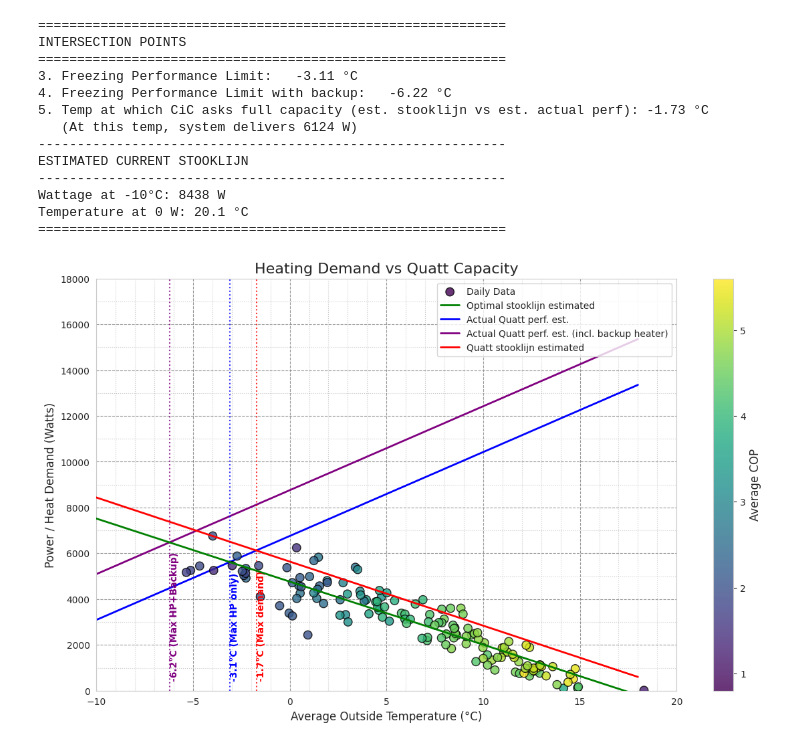
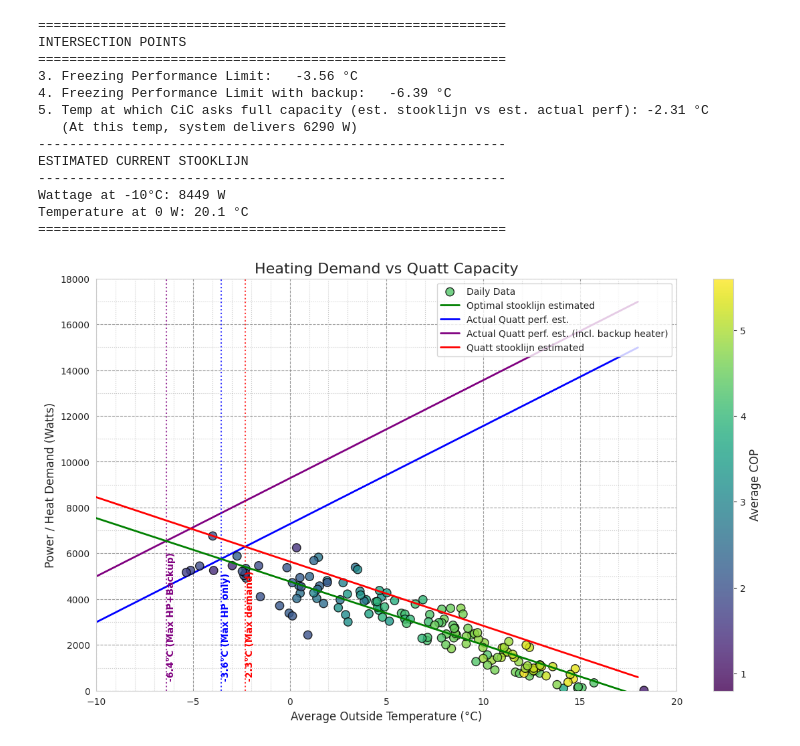
Before and after one commit to Appesteijn/stooklijn, a Jupyter notebook: Quatt stooklijn v4.ipynb, the cells around one changed output. Cells and saved outputs as stored; diff of their text form; code cells hidden in the pictures.

```diff
--- a/Quatt stooklijn v4.ipynb
+++ b/Quatt stooklijn v4.ipynb
@@ -76,7 +79,7 @@ HA_URL = os.getenv("HA_URL")
 TOKEN = os.getenv("TOKEN")
 
 # Define your period here
-START_DATE = "2025-08-01"
+START_DATE = "2025-06-01"
 END_DATE = "2026-02-13"
 
 # File names for storage
@@ -579,7 +674,7 @@ fig, axes = plt.subplots(1, 2, figsize=(18, 7), sharex=True)
 
 # --- PLOT 1: df_hourly (Insights) ---
 ax1 = axes[0]
-if 'df_hourly' in locals() and not df_hourly.empty:
+if 'df_hourly' in globals() and not df_hourly.empty:
     if 'temperatureOutside' in df_hourly.columns and 'hpHeat' in df_hourly.columns:
         ax1.scatter(df_hourly['temperatureOutside'], df_hourly['hpHeat'],
                    alpha=0.3, s=10, c='black', label='df_hourly points')
@@ -676,7 +771,7 @@ print("\n" + "="*60)
 print(f"STEP 2: INSIGHTS DATA ANALYSIS (Left of Knee: < {dynamic_min_temp:.2f}°C)")
 print("="*60)
 
-if 'df_hourly' in locals() and not df_hourly.empty:
+if 'df_hourly' in globals() and not df_hourly.empty:
     # 1. BASIC CLEANUP
     df_filtered = df_hourly[
         (df_hourly['hpHeat'] > 100) &
@@ -813,7 +908,7 @@ from scipy.stats import linregress
 show_quatt_specs = False  # Set to True to show Quatt v1.5 DUO Nominal/Max lines
 
 # Check if dataframe exists
-if 'df_daily' in locals() and not df_daily.empty:
+if 'df_daily' in globals() and not df_daily.empty:
 
     # 1. PREPARE REAL DATA
     plot_data = df_daily[['avg_temperatureOutside', 'totalHeatPerHour', 'averageCOP']].copy()
@@ -864,7 +959,7 @@ if 'df_daily' in locals() and not df_daily.empty:
         # ---------------------------------------------------------
         # ACTUAL QUATT PERF (FREEZING TEMPS) - FROM PART 1
         # ---------------------------------------------------------
-        if 'slope_local' in locals() and 'intercept_local' in locals():
+        if 'slope_local' in globals() and 'intercept_local' in globals():
             slope_freeze = slope_local
             intercept_freeze = intercept_local
             label_freeze = f"Actual Quatt perf. est."
@@ -952,7 +1047,7 @@ if 'df_daily' in locals() and not df_daily.empty:
         # ---------------------------------------------------------
         x_cross_stook_freeze = None
 
-        if 'slope_api' in locals() and 'intercept_api' in locals():
+        if 'slope_api' in globals() and 'intercept_api' in globals():
             # Calculate Y values
             y_line_stook = slope_api * x_range + intercept_api
 
@@ -1028,46 +1123,46 @@ if 'df_daily' in locals() and not df_daily.empty:
             print(f"   (At this temp, system delivers {y_cross_stook_freeze:.0f} W)")
 
         # --- NEW: ESTIMATED CURRENT STOOKLIJN METRICS ---
-        if 'slope_api' in locals() and 'intercept_api' in locals():
+        if 'slope_api' in globals() and 'intercept_api' in globals():
             print("-" * 60)
             print("ESTIMATED CURRENT STOOKLIJN")
             print("-" * 60)
 
             # Calculate Wattage at -10C
             watt_at_minus_10 = slope_api * -10 + intercept_api
             print(f"Wattage at -10°C: {watt_at_minus_10:.0f} W")
 
             # Calculate Temp where Wattage is 0 (x-intercept)
             # 0 = mx + b  ->  x = -b / m
             if slope_api != 0:
                 temp_at_zero = -intercept_api / slope_api
                 print(f"Temperature at 0 W: {temp_at_zero:.1f} °C")
             else:
                 print("Temperature at 0 W: Undefined (Slope is 0)")
 
         print("=" * 60)
 
         plt.show()
 
     else:
         print("Not enough valid data points to plot.")
 else:
     print("Dataframe 'df_daily' not found.")
 # %% [output]
 ============================================================
 INTERSECTION POINTS
 ============================================================
-3. Freezing Performance Limit:   -3.11 °C
-4. Freezing Performance Limit with backup:   -6.22 °C
-5. Temp at which CiC asks full capacity (est. stooklijn vs est. actual perf): -1.73 °C
-   (At this temp, system delivers 6124 W)
+3. Freezing Performance Limit:   -3.56 °C
+4. Freezing Performance Limit with backup:   -6.39 °C
+5. Temp at which CiC asks full capacity (est. stooklijn vs est. actual perf): -2.31 °C
+   (At this temp, system delivers 6290 W)
 ------------------------------------------------------------
 ESTIMATED CURRENT STOOKLIJN
 ------------------------------------------------------------
-Wattage at -10°C: 8438 W
+Wattage at -10°C: 8449 W
 Temperature at 0 W: 20.1 °C
 ============================================================
-[figure, old version]
+[figure, new version]
 # %%
 import matplotlib.pyplot as plt
 import matplotlib.ticker as ticker
```
Also changed, not shown: parts of 9 cells of this notebook, 1 other file.
